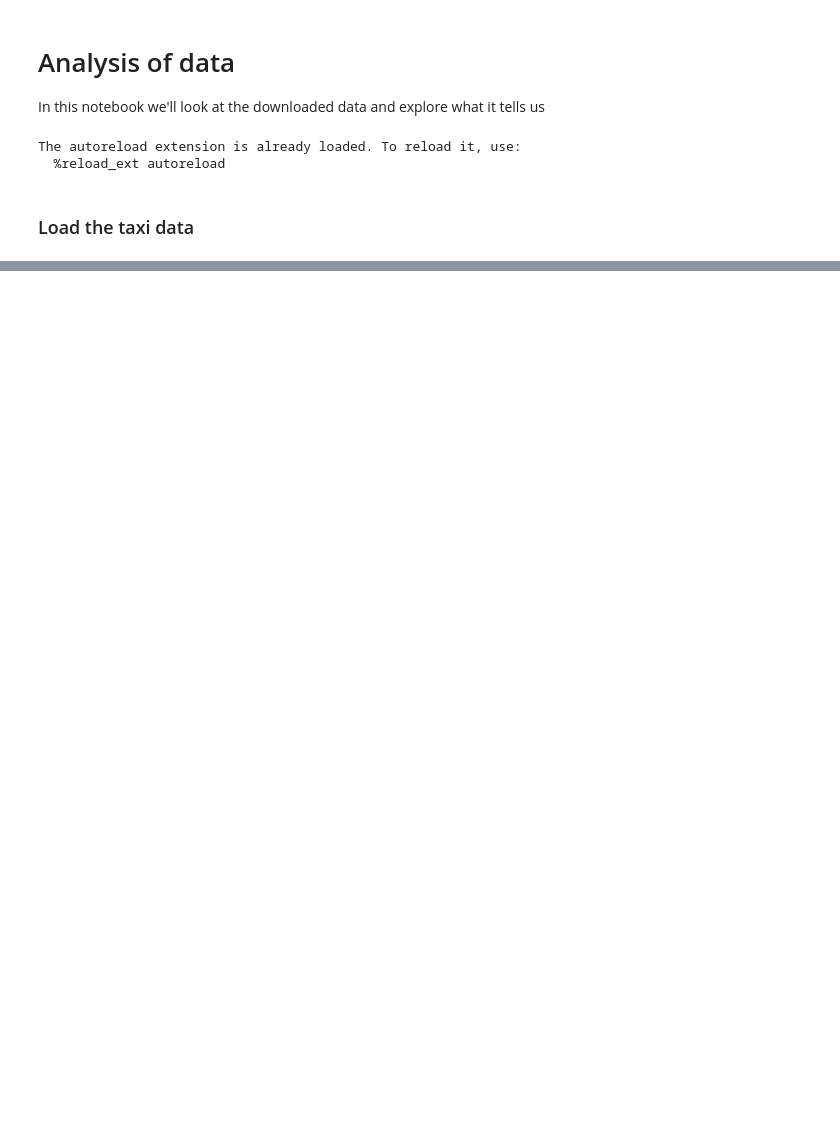
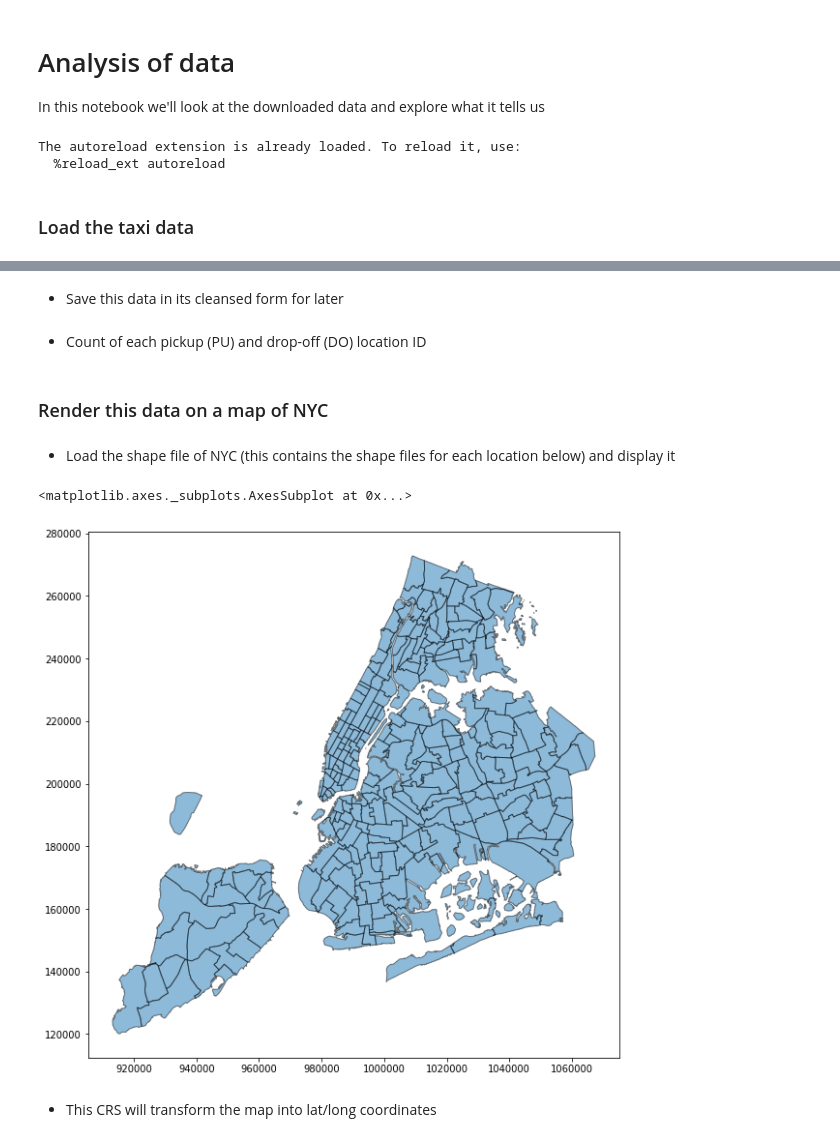
Before and after one commit to markstrefford/1.-Learning-Python-AI-by-Example, a Jupyter notebook: 3. Predicting Taxi Ride Duration/Source/notebooks/explore_dataset.ipynb, the cells around one changed output, grey strips where cells are left out. Cells and saved outputs as stored; diff of their text form; code cells hidden in the pictures; blank space fills up the shorter version.

Commit message:
Section 4 slides and exploring NYC data

```diff
--- a/3. Predicting Taxi Ride Duration/Source/notebooks/explore_dataset.ipynb
+++ b/3. Predicting Taxi Ride Duration/Source/notebooks/explore_dataset.ipynb
@@ -102,0 +78,2 @@ yellow_keep_cols
+# %% [markdown]
+* Save this data in its cleansed form for later
@@ -102,0 +82,2 @@ yellow_keep_cols
+# %% [markdown]
+* Count of each pickup (PU) and drop-off (DO) location ID
@@ -102,0 +87,12 @@ yellow_keep_cols
+# %% [markdown]
+### Render this data on a map of NYC
+# %% [markdown]
+* Load the shape file of NYC (this contains the shape files for each location below) and display it
+# %%
+taxi_zones = geopandas.read_file('../data/taxi_zones')
+taxi_zones.plot(figsize=(10, 10), alpha=0.5, edgecolor='k')
+# %% [output]
+<matplotlib.axes._subplots.AxesSubplot at 0x...>
+[figure, added]
+# %% [markdown]
+* This CRS will transform the map into lat/long coordinates
```
Also changed, not shown: parts of 26 cells of this notebook, 5 other files.
